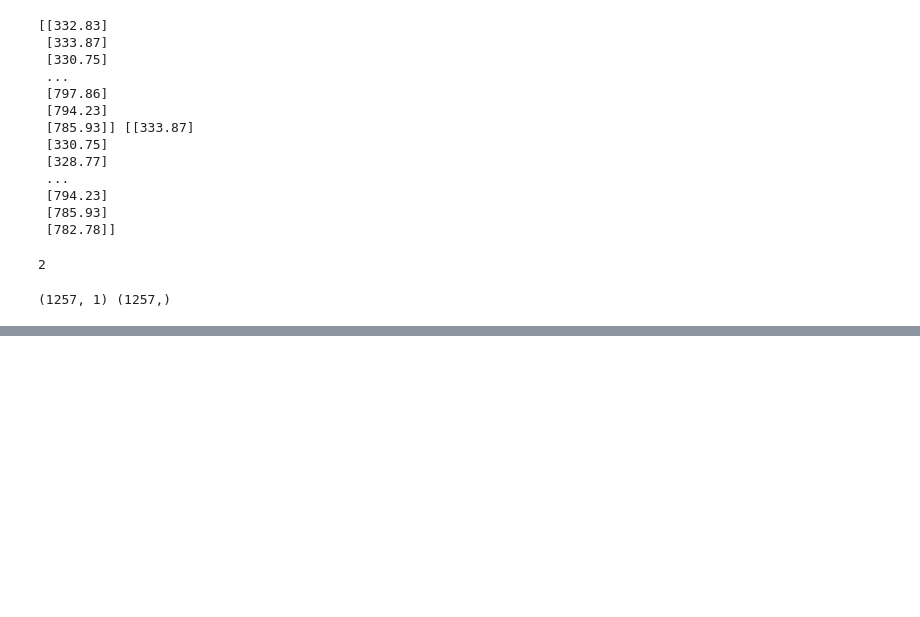
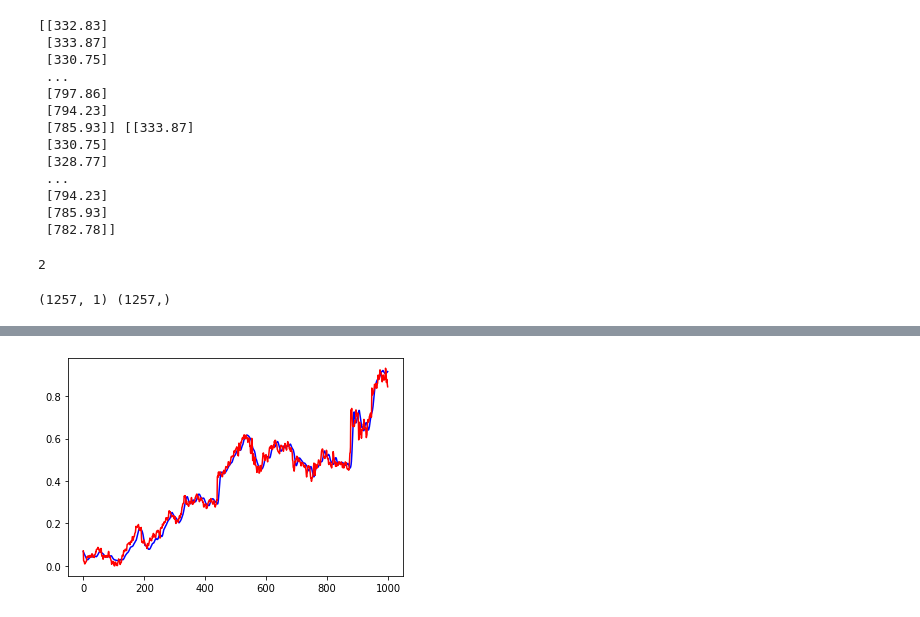
Before and after one commit to thelokeshgoel00/StockPricePredictor, a Jupyter notebook: Stock Price Prediction.ipynb, the cells around one changed output, grey strips where cells are left out. Cells and saved outputs as stored; diff of their text form; code cells hidden in the pictures; blank space fills up the shorter version.

```diff
--- a/Stock Price Prediction.ipynb
+++ b/Stock Price Prediction.ipynb
@@ -162,0 +179,8 @@ print(x_t,y_t)
+# %%
+y_train_pred = lstm_model.predict(x_train)
+x_axis = np.arange(y_train_pred.shape[0])
+plt.plot(x_axis,y_train_pred,c='blue')
+plt.plot(x_axis,y_train,c='red')
+plt.show()
+# %% [output]
+[figure, added]
```
Also changed, not shown: parts of 13 cells of this notebook.
